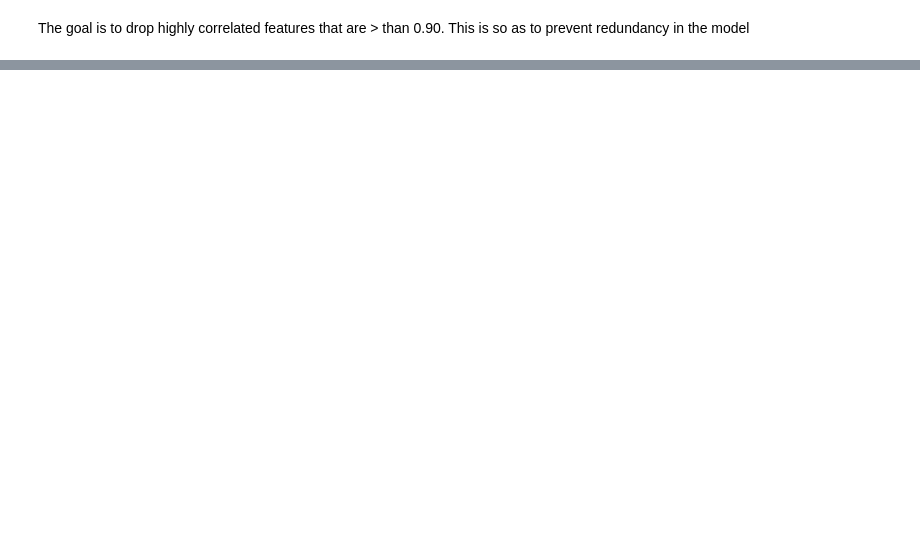
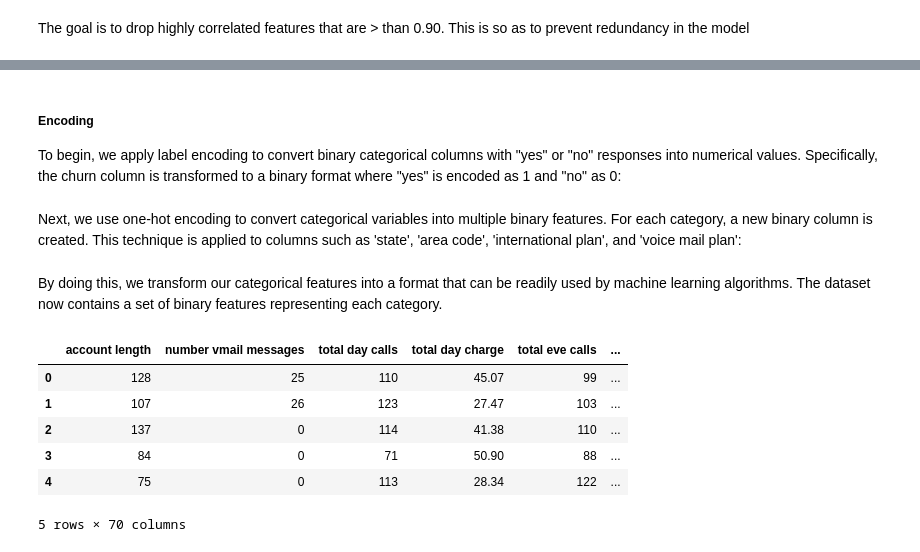
Before and after one commit to ANGI3MAINA/SyriaTel-Customer-Churn-Prediction, a Jupyter notebook: code.ipynb, the cells around one changed output, grey strips where cells are left out. Saved outputs shown, nothing was run; the diff lists cells and outputs as text; code cells hidden in the pictures; blank space fills up the shorter version.

```diff
--- a/code.ipynb
+++ b/code.ipynb
@@ -613,0 +617,22 @@ df.drop(columns=high_corr_features, inplace=True)
+# %% [markdown]
+##### Encoding
+To begin, we apply label encoding to convert binary categorical columns with "yes" or "no" responses into numerical values. Specifically, the churn column is transformed to a binary format where "yes" is encoded as 1 and "no" as 0:
+# %%
+label_encoder = LabelEncoder()
+df['churn'] = label_encoder.fit_transform(df['churn'])
+# %% [markdown]
+Next, we use one-hot encoding to convert categorical variables into multiple binary features. For each category, a new binary column is created. This technique is applied to columns such as 'state', 'area code', 'international plan', and 'voice mail plan':
+# %%
+df = pd.get_dummies(df, columns=['state', 'area code', 'international plan', 'voice mail plan'])
+# %% [markdown]
+By doing this, we transform our categorical features into a format that can be readily used by machine learning algorithms. The dataset now contains a set of binary features representing each category.
+# %%
+df.head()
+# %% [output]
+|  | account length | number vmail messages | total day calls | total day charge | total eve calls | ... |
+| 0 | 128 | 25 | 110 | 45.07 | 99 | ... |
+| 1 | 107 | 26 | 123 | 27.47 | 103 | ... |
+| 2 | 137 | 0 | 114 | 41.38 | 110 | ... |
+| 3 | 84 | 0 | 71 | 50.90 | 88 | ... |
+| 4 | 75 | 0 | 113 | 28.34 | 122 | ... |
+5 rows × 70 columns
```
Also changed, not shown: parts of 8 cells of this notebook.
